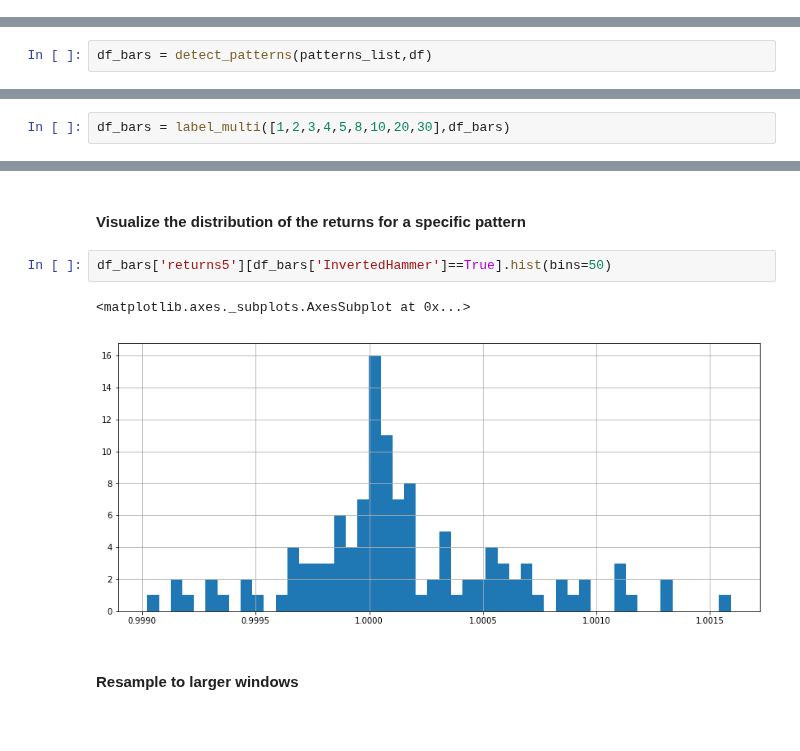
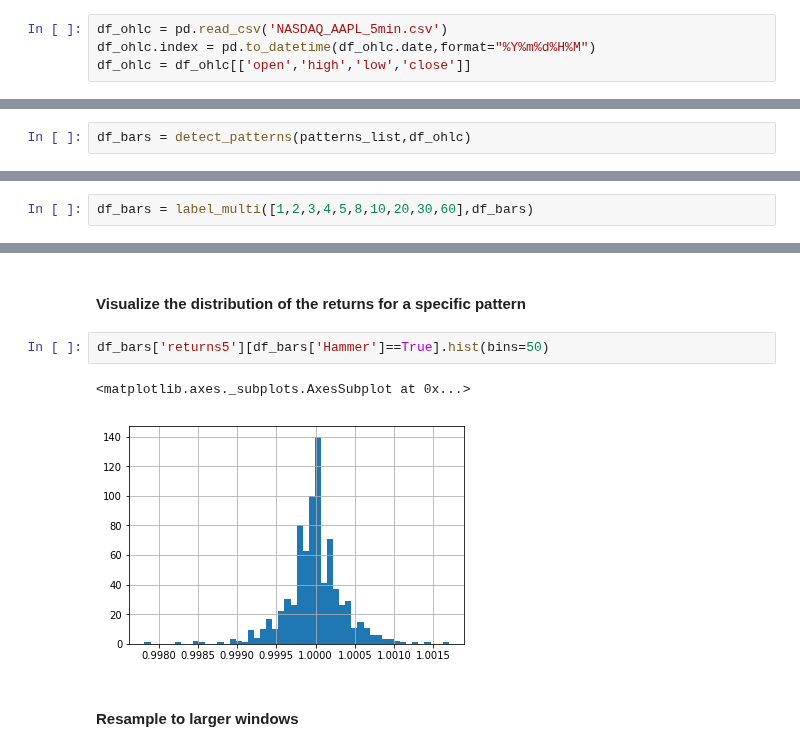
Before and after one commit to echo5india/algo_trading_project, a Jupyter notebook: candlestick pattern recognition .ipynb, the cells around one changed output, grey strips where cells are left out. Cells and saved outputs as stored; diff of their text form; blank space fills up the shorter version.

```diff
--- a/candlestick pattern recognition .ipynb
+++ b/candlestick pattern recognition .ipynb
@@ -33,3 +32,7 @@ The autoreload extension is already loaded. To reload it, use:
 df_ohlc = pd.read_csv('DAT_MT_USDTRY_M1_201909.csv')
 df_ohlc.index = pd.to_datetime(df_ohlc.day)+ pd.to_timedelta(df_ohlc.time.apply(lambda x:x+':00'),unit='minute')
 df_ohlc = df_ohlc[['open','high','low','close']]
+# %%
+df_ohlc = pd.read_csv('NASDAQ_AAPL_5min.csv')
+df_ohlc.index = pd.to_datetime(df_ohlc.date,format="%Y%m%d%H%M")
+df_ohlc = df_ohlc[['open','high','low','close']]
@@ -114,7 +170,7 @@ patterns_list
 # %% [markdown]
 #### Run all patterns detection
 # %%
-df_bars = detect_patterns(patterns_list,df)
+df_bars = detect_patterns(patterns_list,df_ohlc)
 # %% [output]
 invalid value encountered in double_scalars
 
@@ -136,5 +182,5 @@ invalid value encountered in double_scalars
 # %% [markdown]
 #### Label returns for different shifts
 # %%
-df_bars = label_multi([1,2,3,4,5,8,10,20,30],df_bars)
+df_bars = label_multi([1,2,3,4,5,8,10,20,30,60],df_bars)
 # %%
@@ -184,10 +216,10 @@ df.T
 # %% [markdown]
 #### Visualize the distribution of the returns for a specific pattern
 # %%
-df_bars['returns5'][df_bars['InvertedHammer']==True].hist(bins=50)
+df_bars['returns5'][df_bars['Hammer']==True].hist(bins=50)
 # %% [output]
 <matplotlib.axes._subplots.AxesSubplot at 0x...>
-[figure, old version]
+[figure, new version]
 # %% [markdown]
 #### Resample to larger windows
 # %%
```
Also changed, not shown: parts of 8 cells of this notebook, 5 other files.
